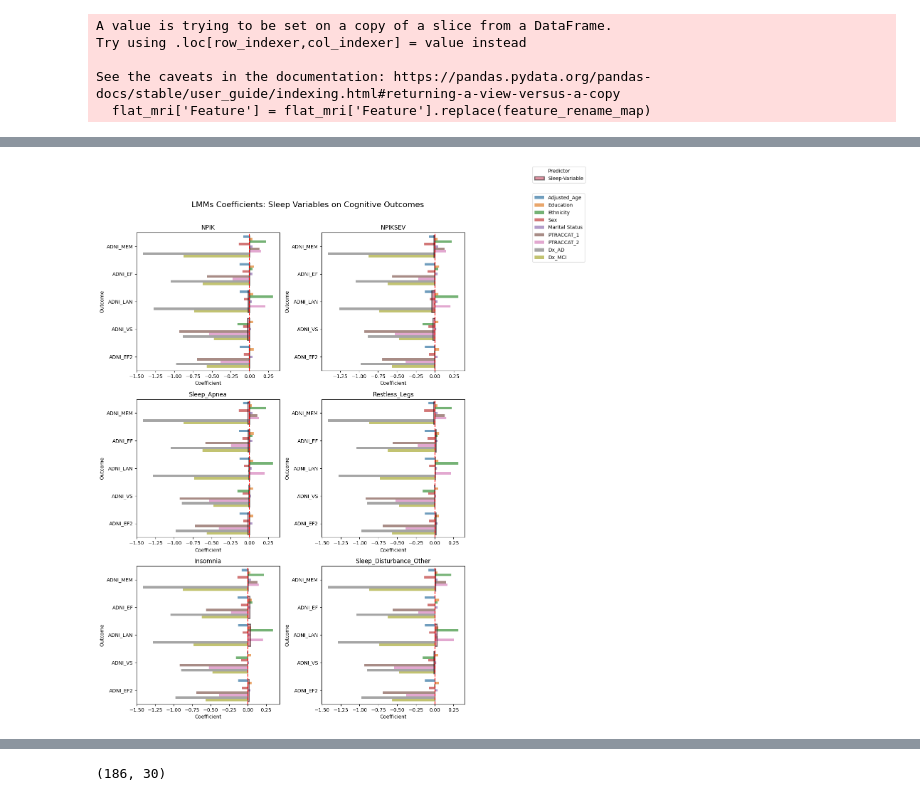
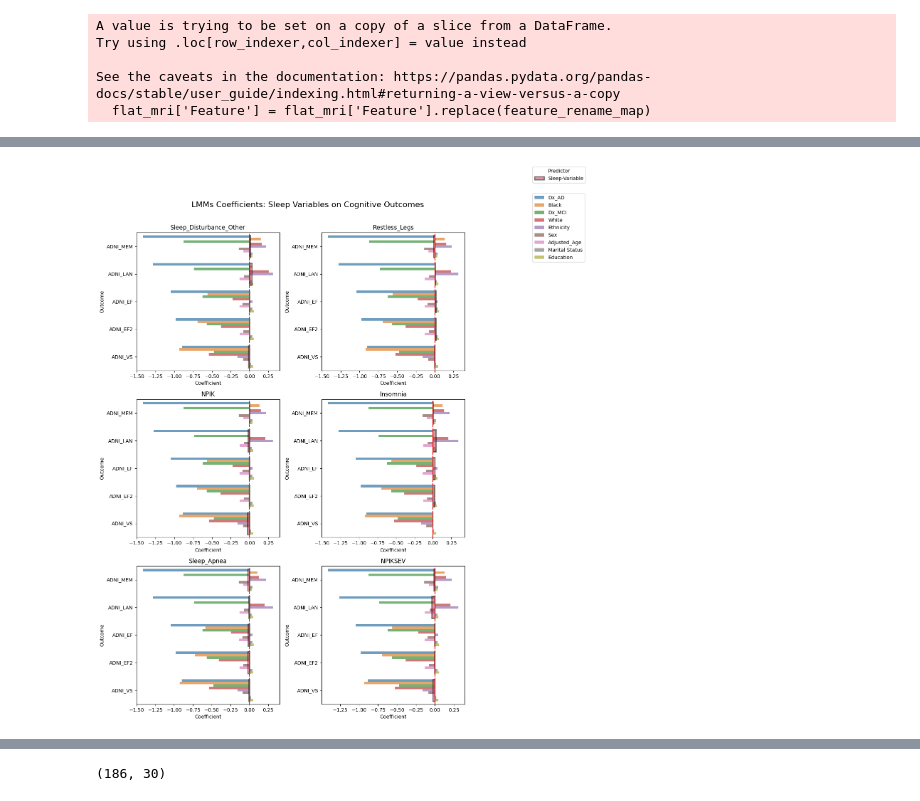
Before and after one commit to Da4kek/AD-Sleep, a Jupyter notebook: modeling-3.ipynb, the cells around one changed output, grey strips where cells are left out. Cells and saved outputs as stored; diff of their text form; code cells hidden in the pictures.

Commit message:
updated plots and tables

```diff
--- a/modeling-3.ipynb
+++ b/modeling-3.ipynb
@@ -56,0 +96,31 @@ merge
+# %%
+region_cols = [col for col in mri_outcomes if not col.endswith("Ventricle")]
+viscode_map = {0: 'bl', 1: 'm06', 2: 'm12', 3: 'm24'}
+merge['VISCODE_label'] = merge['VISCODE'].map(viscode_map)
+
+mean_bl = merge[merge['VISCODE_label'] == 'bl'].groupby('DX_bl')[
+    region_cols].mean()
+mean_m24 = merge[merge['VISCODE_label'] == 'm24'].groupby('DX_bl')[
+    region_cols].mean()
+
+mean_bl = mean_bl.drop(columns=['Icv'], errors='ignore')
+mean_m24 = mean_m24.drop(columns=['Icv'], errors='ignore')
+
+pct_change = ((mean_m24 - mean_bl) / mean_bl) * 100
+
+ax = pct_change.T.plot(kind='bar', figsize=(18, 6))
+plt.title('Percentage Change in Mean Regional MRI Volumes by DX_bl')
+plt.xlabel('Brain Region')
+plt.ylabel('Percentage Change (%)')
+plt.legend(title='DX_bl', labels=['AD', 'CN', 'LMCI'])
+plt.tight_layout()
+
+for p in ax.patches:
+    height = p.get_height()
+    if not np.isnan(height):
+        ax.annotate(f'{height:.1f}%',
+                    (p.get_x() + p.get_width() / 2, height),
+                    ha='center', va='bottom' if height >= 0 else 'top',
+                    fontsize=8, rotation=90, xytext=(0, 2 if height >= 0 else -10), textcoords='offset points')
+
+plt.show()
@@ -637,35 +814,35 @@ def plot_lmms_result(df, domain='Cognitive', n_cols=2):
                 data=df_sleep,
                 x='Coefficient',
                 y='Outcome',
                 color='crimson',
                 ax=ax,
                 label=sleep_feat,
                 dodge=True,
                 alpha=0.5,
                 linewidth=2,
                 edgecolor='black'
             )
 
         ax.axvline(x=0, color='red', linestyle='--')
         ax.set_title(f'{sleep_var}', fontsize=12)
         ax.set_xlabel('Coefficient')
         ax.set_ylabel('Outcome')
         ax.legend_.remove()
 
     handles, labels = ax.get_legend_handles_labels()
     fig.legend(handles, labels[:-1],
                bbox_to_anchor=(1.02, 1), loc='upper left')
 
     fig.legend([handles[-1]], ['Sleep-Variable'], title='Predictor',
                bbox_to_anchor=(1.02, 1.05), loc='upper left')
     fig.suptitle(
         f'LMMs Coefficients: Sleep Variables on {domain} Outcomes', fontsize=16)
     plt.tight_layout(rect=[0, 0, 0.88, 0.97])
     plt.show()
 
-plot_lmms_result(flat_cog, domain='Cognitive', n_cols=2)
+plot_lmms_result(flat_cog.sort_values(by='Coefficient'), domain='Cognitive', n_cols=2)
 # %% [output]
-[figure, old version]
+[figure, new version]
 # %%
 # for sleep_var in flat_mri['Sleep_Variable'].unique():
 #     df_plot = flat_mri[flat_mri['Sleep_Variable'] == sleep_var]
```
Also changed, not shown: parts of 26 cells of this notebook, 1 other file.
